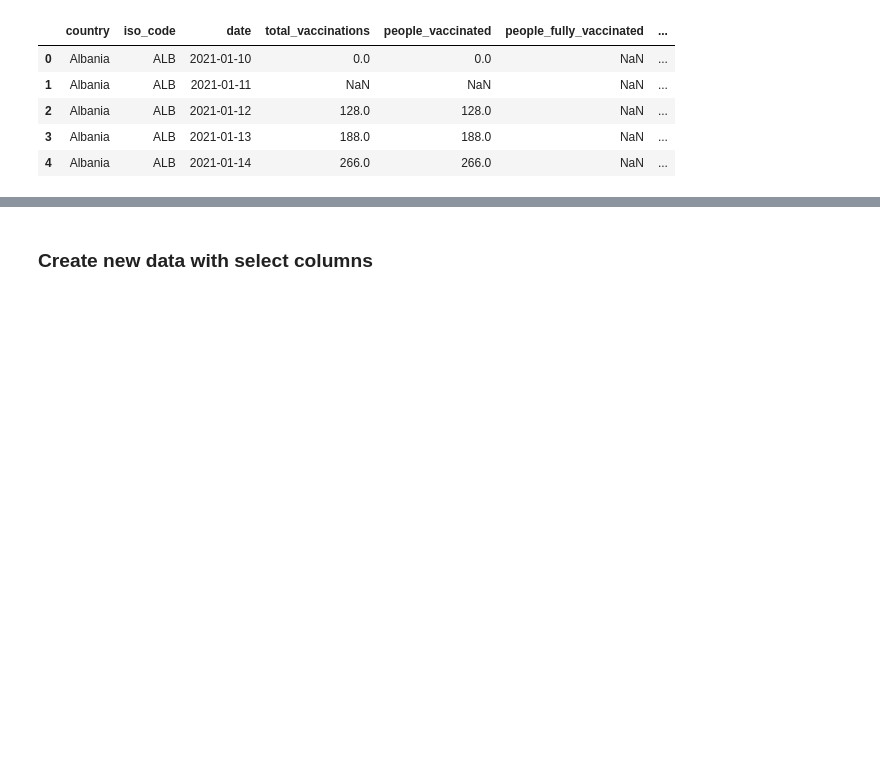
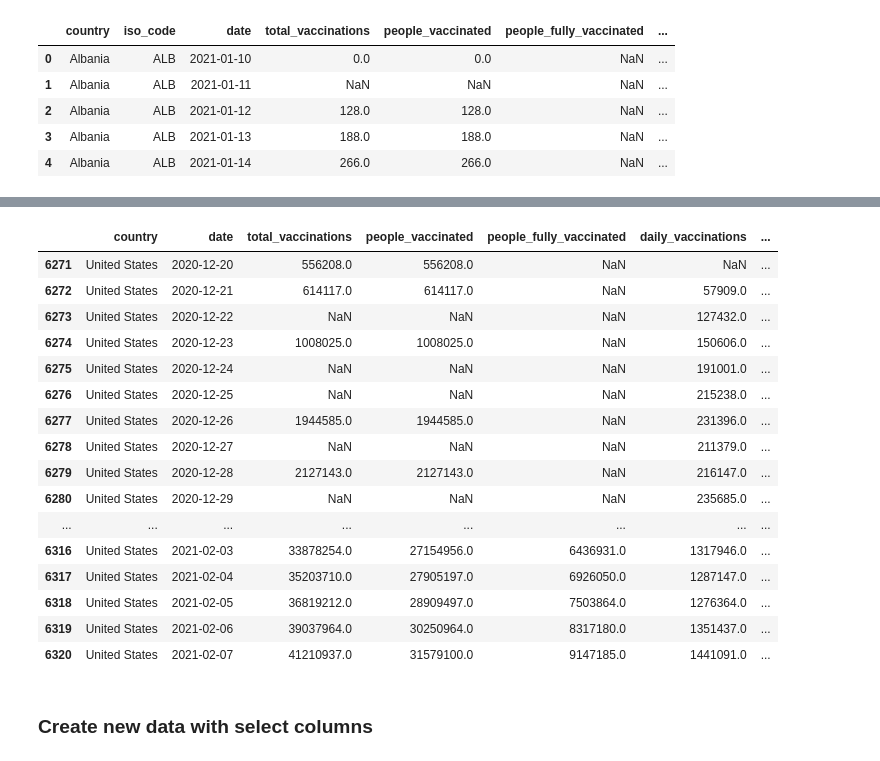
Before and after one commit to bmedford01/ETL_Project, a Jupyter notebook: ETL_Pandas.ipynb, the cells around one changed output, grey strips where cells are left out. Drawn from its saved outputs; the diff is of its cells as text; code cells hidden in the pictures; blank space fills up the shorter version.

Commit message:
Complete intial cleaning of data

```diff
--- a/ETL_Pandas.ipynb
+++ b/ETL_Pandas.ipynb
@@ -16,0 +27,6 @@ vaccination_data_df.head()
+# %%
+clean_vaccination_data = vaccination_data_df[['country', 'date', 'total_vaccinations',
+       'people_vaccinated', 'people_fully_vaccinated',
+       'daily_vaccinations', 'daily_vaccinations_per_million',
+       'vaccines']]
+clean_vaccination_data.head()
@@ -16,0 +40,6 @@ vaccination_data_df.head()
+# %%
+columns = ['country', 'date', 'total_vaccinations',
+       'people_vaccinated', 'people_fully_vaccinated',
+       'daily_vaccinations', 'daily_vaccinations_per_million',
+       'vaccines']
+USA_vaccination_data = clean_vaccination_data.loc[clean_vaccination_data["country"] == "United States", columns]
@@ -17,3 +53,23 @@ vaccination_data_df.head()
+# %%
+USA_vaccination_data.head(50)
+# %% [output]
+|  | country | date | total_vaccinations | people_vaccinated | people_fully_vaccinated | daily_vaccinations | ... |
+| 6271 | United States | 2020-12-20 | 556208.0 | 556208.0 | NaN | NaN | ... |
+| 6272 | United States | 2020-12-21 | 614117.0 | 614117.0 | NaN | 57909.0 | ... |
+| 6273 | United States | 2020-12-22 | NaN | NaN | NaN | 127432.0 | ... |
+| 6274 | United States | 2020-12-23 | 1008025.0 | 1008025.0 | NaN | 150606.0 | ... |
+| 6275 | United States | 2020-12-24 | NaN | NaN | NaN | 191001.0 | ... |
+| 6276 | United States | 2020-12-25 | NaN | NaN | NaN | 215238.0 | ... |
+| 6277 | United States | 2020-12-26 | 1944585.0 | 1944585.0 | NaN | 231396.0 | ... |
+| 6278 | United States | 2020-12-27 | NaN | NaN | NaN | 211379.0 | ... |
+| 6279 | United States | 2020-12-28 | 2127143.0 | 2127143.0 | NaN | 216147.0 | ... |
+| 6280 | United States | 2020-12-29 | NaN | NaN | NaN | 235685.0 | ... |
+| ... | ... | ... | ... | ... | ... | ... | ... |
+| 6316 | United States | 2021-02-03 | 33878254.0 | 27154956.0 | 6436931.0 | 1317946.0 | ... |
+| 6317 | United States | 2021-02-04 | 35203710.0 | 27905197.0 | 6926050.0 | 1287147.0 | ... |
+| 6318 | United States | 2021-02-05 | 36819212.0 | 28909497.0 | 7503864.0 | 1276364.0 | ... |
+| 6319 | United States | 2021-02-06 | 39037964.0 | 30250964.0 | 8317180.0 | 1351437.0 | ... |
+| 6320 | United States | 2021-02-07 | 41210937.0 | 31579100.0 | 9147185.0 | 1441091.0 | ... |
 # %% [markdown]
 ### Create new data with select columns
 # %%
```
Also changed, not shown: parts of 3 cells of this notebook, 1 other file.
